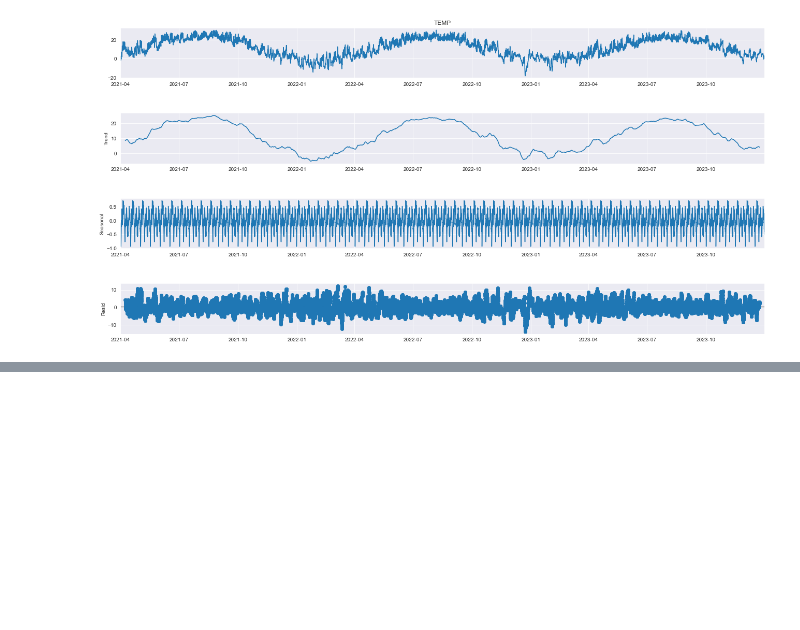
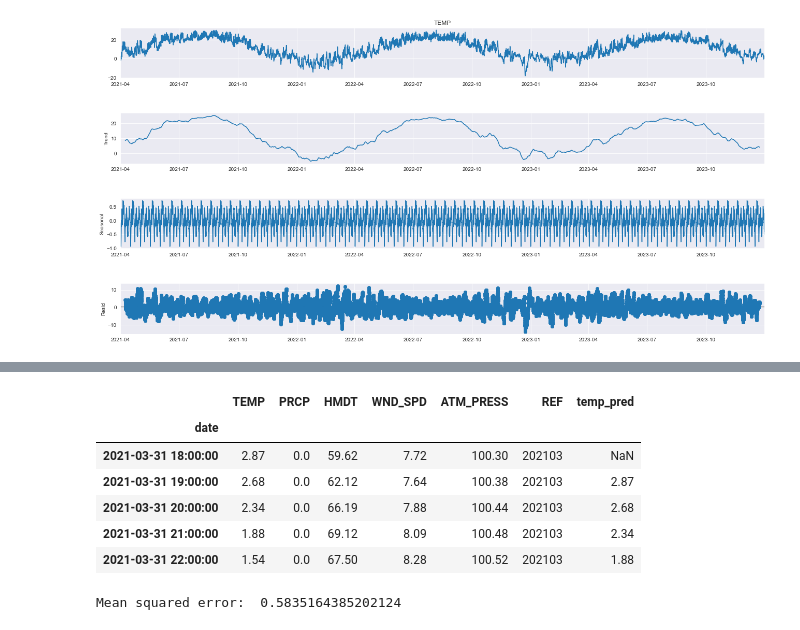
Before and after one commit to smmalik98/Chicago-Weather-Time-Series, a Jupyter notebook: chicago.ipynb, the cells around one changed output, grey strips where cells are left out. Drawn from its saved outputs; the diff is of its cells as text; code cells hidden in the pictures; blank space fills up the shorter version.

```diff
--- a/chicago.ipynb
+++ b/chicago.ipynb
@@ -87,0 +113,11 @@ decompose(df['TEMP'], 'additive', 365)
+# %%
+df['temp_pred'] = df['TEMP'].shift(1)
+df.head()
+# %% [output]
+|  | TEMP | PRCP | HMDT | WND_SPD | ATM_PRESS | REF | temp_pred |
+| date |  |  |  |  |  |  |  |
+| 2021-03-31 18:00:00 | 2.87 | 0.0 | 59.62 | 7.72 | 100.30 | 202103 | NaN |
+| 2021-03-31 19:00:00 | 2.68 | 0.0 | 62.12 | 7.64 | 100.38 | 202103 | 2.87 |
+| 2021-03-31 20:00:00 | 2.34 | 0.0 | 66.19 | 7.88 | 100.44 | 202103 | 2.68 |
+| 2021-03-31 21:00:00 | 1.88 | 0.0 | 69.12 | 8.09 | 100.48 | 202103 | 2.34 |
+| 2021-03-31 22:00:00 | 1.54 | 0.0 | 67.50 | 8.28 | 100.52 | 202103 | 1.88 |
@@ -87,0 +126,7 @@ decompose(df['TEMP'], 'additive', 365)
+# %%
+from sklearn.metrics import mean_squared_error
+from math import sqrt
+errors = sqrt(mean_squared_error(df_step1['TEMP'], df_step1['temp_pred']))
+print('Mean squared error: ', errors)
+# %% [output]
+Mean squared error:  0.5835164385202124
```
Also changed, not shown: parts of 4 cells of this notebook.
